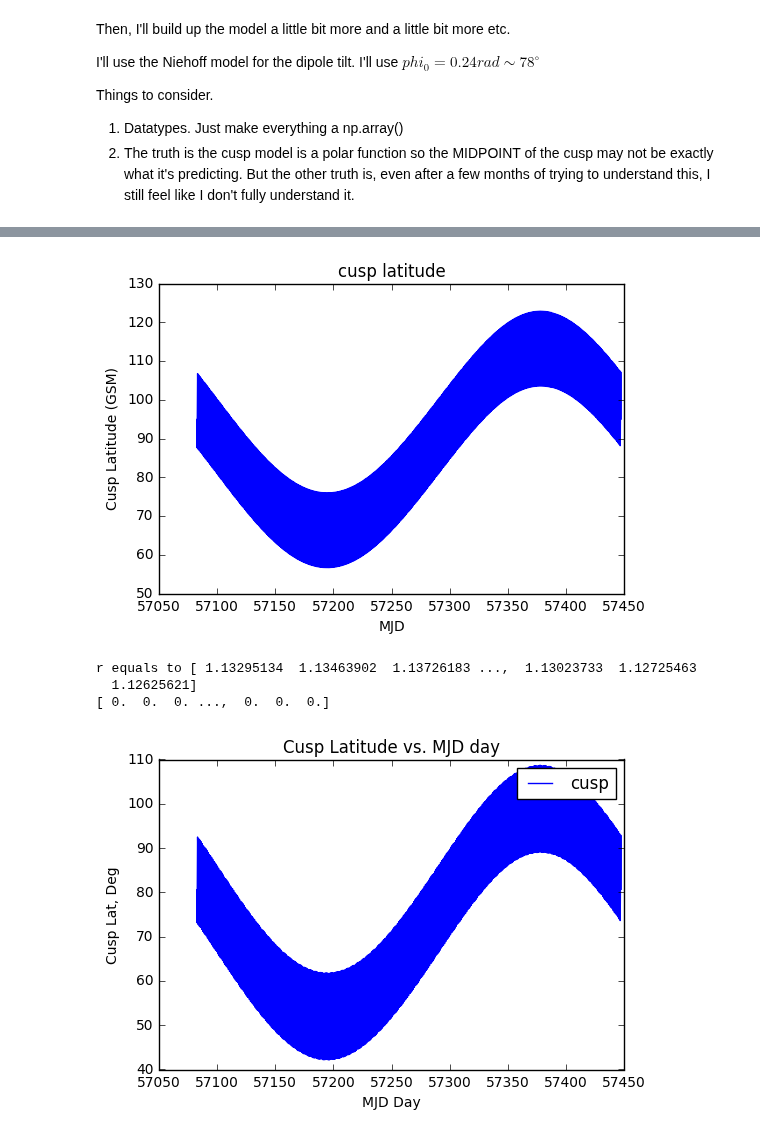
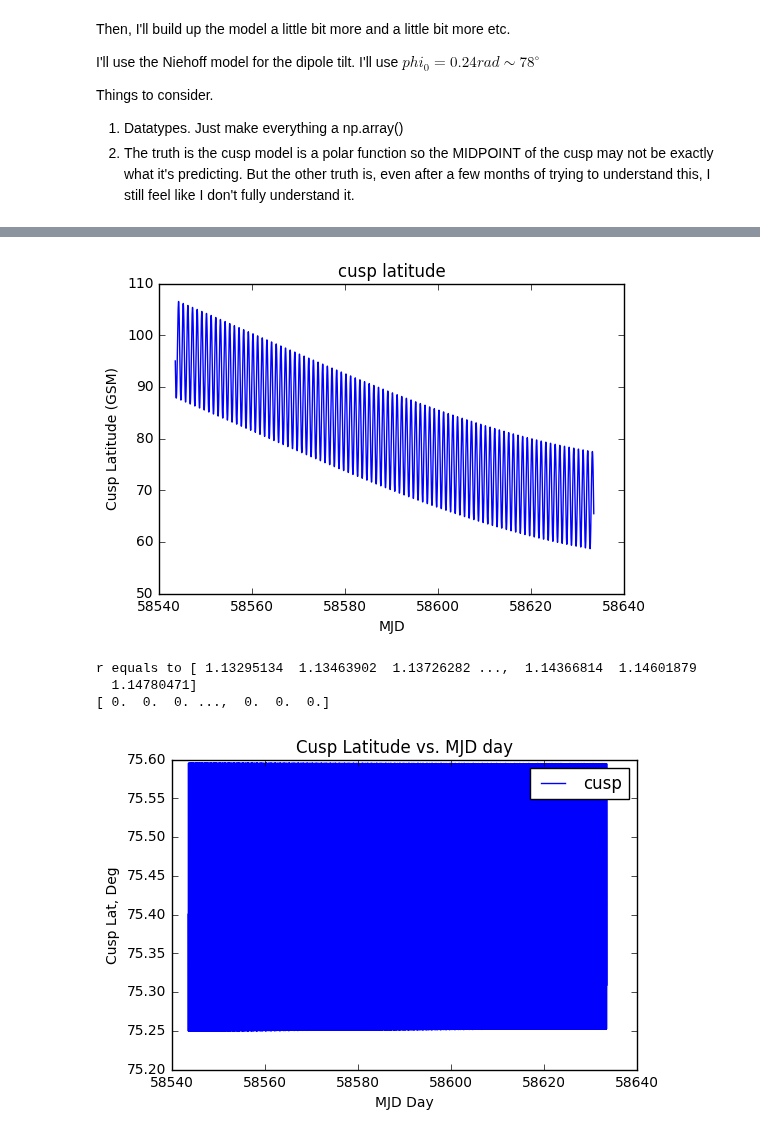
Before and after one commit to fsbr/se3-path-planner, a Jupyter notebook: modularPlanner/Very Simple Cusp Model.ipynb, the cells around one changed output, grey strips where cells are left out. Saved outputs shown, nothing was run; the diff lists cells and outputs as text; code cells hidden in the pictures.

```diff
--- a/modularPlanner/Very Simple Cusp Model.ipynb
+++ b/modularPlanner/Very Simple Cusp Model.ipynb
@@ -25,8 +25,9 @@ import sys
 Re = 6371
 earth_radius_ax = 1.5*Re #km
 #adding the year data here so I don't have to crush my github repo
-pathname = '../../data-se3-path-planner/yearData/batch2015/'
-pathname = '../../data-se3-path-planner/yearData/year2019/'
+# one inefficiency i need to address is to get the
+pathname = '../../data-se3-path-planner/yearData/batch2019/'
+# pathname = '../../data-se3-path-planner/yearData/year2019/'
 # pathname = '../../batch2019/'
 sys.path.append(pathname)
 # %%
@@ -44,7 +45,7 @@ za = np.array(z)
 print(za)
 ta = np.array(t)
 
-c_system = 'GSM'
+c_system = 'SM'
 spacecraft = coord.Coords([[i,j,k] for i,j,k in zip(x,y,z)], 'GSE', 'car')
 spacecraft.ticks = Ticktock(t,'MJD')
 spacecraft = spacecraft.convert('SM','car')
@@ -78,31 +79,35 @@ plt.xlabel('MJD')
 plt.ylabel('Cusp Latitude (GSM)')
 plt.show()
 # %% [output]
-[figure, old version]
+[figure, new version]
 # %%
 r = np.sqrt(xa**2 + ya**2 + za**2)/Re
 print("r equals to",r)
 phi_c = np.rad2deg(  np.arcsin((np.sqrt(r))/(np.sqrt(r + (1/np.sin(0.24))**2 - 1)))   ) +psi
 #phi = 90-(phi+psi)
 lat = 90 - phi_c
 lon = np.array(np.zeros(len(spacecraft.ticks.MJD)))
 r = np.array(np.ones(len(spacecraft.ticks.MJD)))
 # set up cusp location
 cusp_location = coord.Coords([[i,j,k] for i,j,k in zip(r,lat,lon)], 'GSM', 'sph')
 cusp_location.ticks = Ticktock(t,'MJD')
-# cusp_location = cusp_location.convert(c_system, 'sph')
+
+#### CUSP LOCATION CONVERSION IS RIGHT HERE BUDDY!!! RIGHT HERE!!!
+cusp_location = cusp_location.convert(c_system, 'sph')
+
+
 print(lon)
 plt.plot(t,cusp_location.lati, label='cusp')
 plt.legend()
 plt.title('Cusp Latitude vs. MJD day')
 plt.xlabel('MJD Day')
 plt.ylabel('Cusp Lat, Deg')
 plt.show()
 # %% [output]
-r equals to [ 1.13295134  1.13463902  1.13726183 ...,  1.13023733  1.12725463
-  1.12625621]
+r equals to [ 1.13295134  1.13463902  1.13726282 ...,  1.14366814  1.14601879
+  1.14780471]
 [ 0.  0.  0. ...,  0.  0.  0.]
-[figure, old version]
+[figure, new version]
 # %%
 # LATITUDE
 
```
Also changed, not shown: parts of 4 cells of this notebook.
